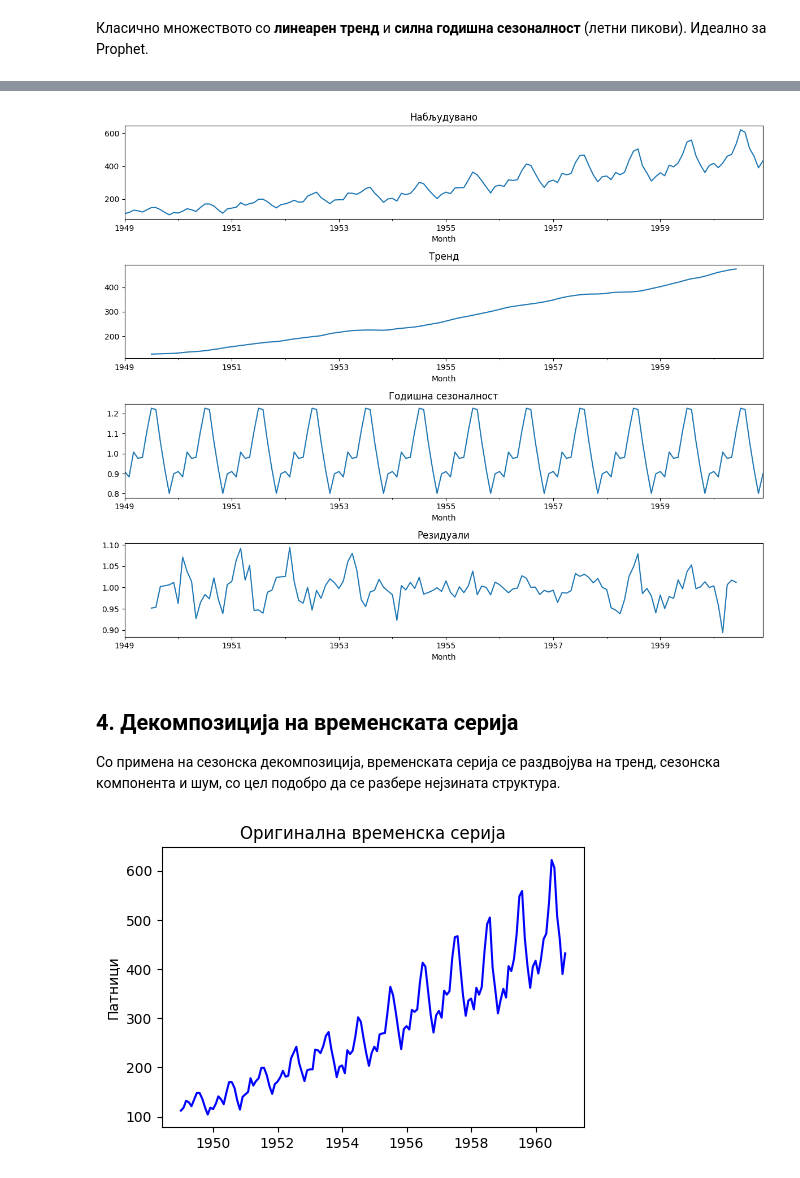
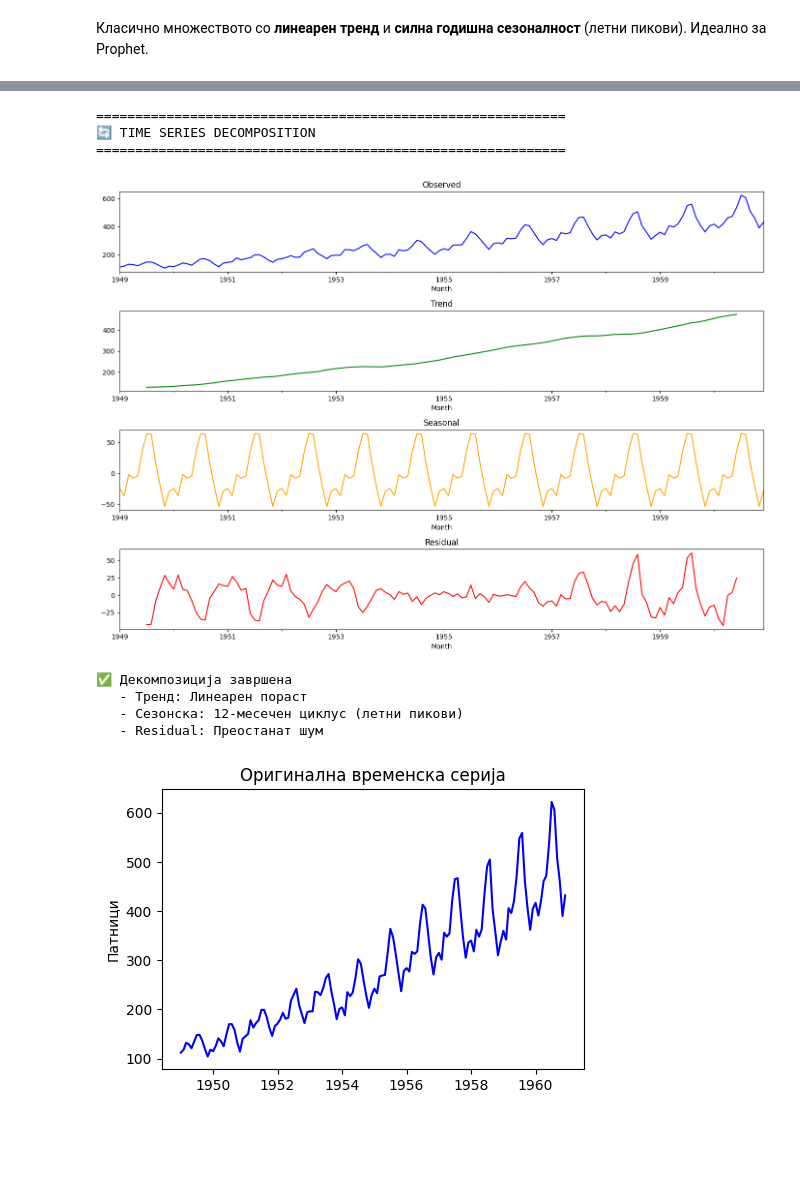
Before and after one commit to mihaela4/timski-proekt, a Jupyter notebook: notebooks/air_passengers_notebook/air_passengers_notebook (2).ipynb, the cells around one changed output, grey strips where cells are left out. Cells and saved outputs as stored; diff of their text form; code cells hidden in the pictures; blank space fills up the shorter version.

```diff
--- a/notebooks/air_passengers_notebook/air_passengers_notebook (2).ipynb
+++ b/notebooks/air_passengers_notebook/air_passengers_notebook (2).ipynb
@@ -102,21 +238,32 @@ plt.show()
 # %%
-# 3.2 Декомпозиција (тренд + сезоналност + шум)
-from statsmodels.tsa.seasonal import seasonal_decompose
+print("\n" + "="*60)
+print("🔄 TIME SERIES DECOMPOSITION")
+print("="*60)
 
-decomp = seasonal_decompose(ts['Passengers'], model='multiplicative', period=12)
-fig, axes = plt.subplots(4, 1, figsize=(12, 10))
-decomp.observed.plot(ax=axes[0], title='Набљудувано')
-decomp.trend.plot(ax=axes[1], title='Тренд')
-decomp.seasonal.plot(ax=axes[2], title='Годишна сезоналност')
-decomp.resid.plot(ax=axes[3], title='Резидуали')
+
+decomposition = seasonal_decompose(df['Passengers'], model='additive', period=12)
+
+fig, axes = plt.subplots(4, 1, figsize=(14, 10))
+decomposition.observed.plot(ax=axes[0], title='Observed', color='blue')
+decomposition.trend.plot(ax=axes[1], title='Trend', color='green')
+decomposition.seasonal.plot(ax=axes[2], title='Seasonal', color='orange')
+decomposition.resid.plot(ax=axes[3], title='Residual', color='red')
 plt.tight_layout()
 plt.show()
+
+print("\n✅ Декомпозиција завршена")
+print("   - Тренд: Линеарен пораст")
+print("   - Сезонска: 12-месечен циклус (летни пикови)")
+print("   - Residual: Преостанат шум")
 # %% [output]
+============================================================
+🔄 TIME SERIES DECOMPOSITION
+============================================================
-[figure, old version]
+[figure, new version]
+✅ Декомпозиција завршена
+   - Тренд: Линеарен пораст
+   - Сезонска: 12-месечен циклус (летни пикови)
+   - Residual: Преостанат шум
-# %% [markdown]
-## 4. Декомпозиција на временската серија
-
-Со примена на сезонска декомпозиција, временската серија се раздвојува на тренд, сезонска компонента и шум, со цел подобро да се разбере нејзината структура.
 # %%
 ## 4. Декомпозиција на временската серија
 plt.figure(figsize=(12, 8))
```
Also changed, not shown: parts of 41 cells of this notebook.
